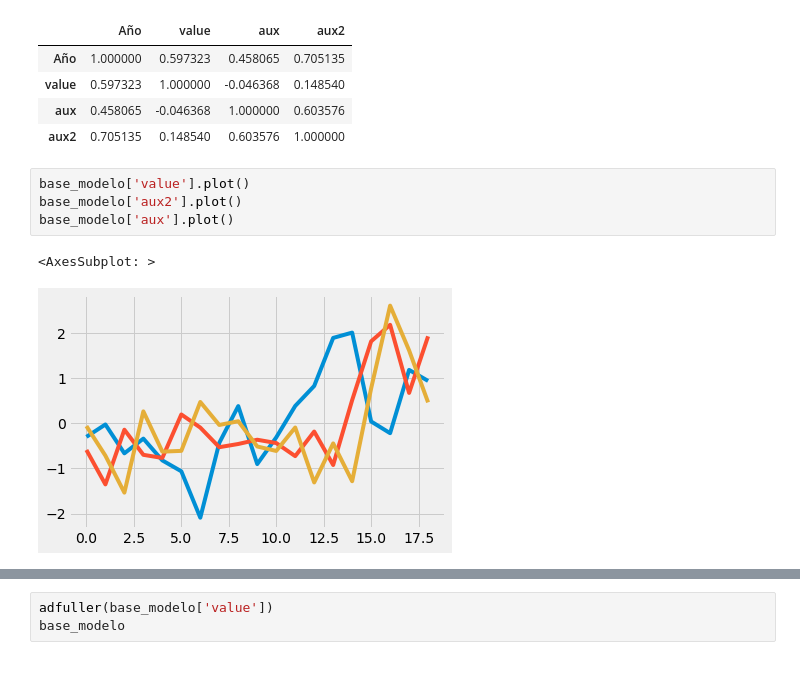
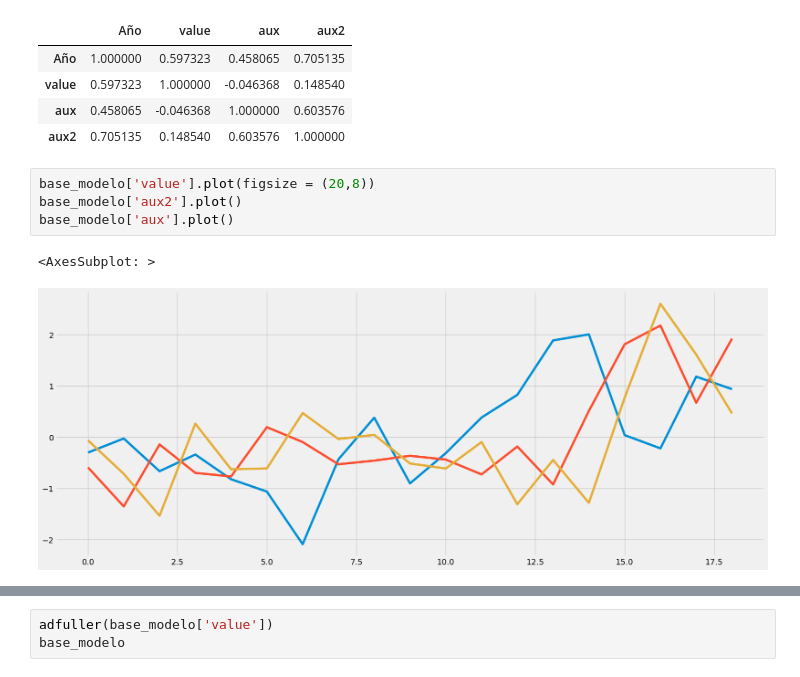
Before and after one commit to fv00/presentacion-forecasting, a Jupyter notebook: arboles.ipynb, the cells around one changed output, grey strips where cells are left out. Drawn from its saved outputs; the diff is of its cells as text.

```diff
--- a/arboles.ipynb
+++ b/arboles.ipynb
@@ -98,9 +91,9 @@ base_modelo.corr()
 | aux | 0.458065 | -0.046368 | 1.000000 | 0.603576 |
 | aux2 | 0.705135 | 0.148540 | 0.603576 | 1.000000 |
 # %%
-base_modelo['value'].plot()
+base_modelo['value'].plot(figsize = (20,8))
 base_modelo['aux2'].plot()
 base_modelo['aux'].plot()
 # %% [output]
 <AxesSubplot: >
-[figure, old version]
+[figure, new version]
```
Also changed, not shown: parts of 8 cells of this notebook, 1 other file.
